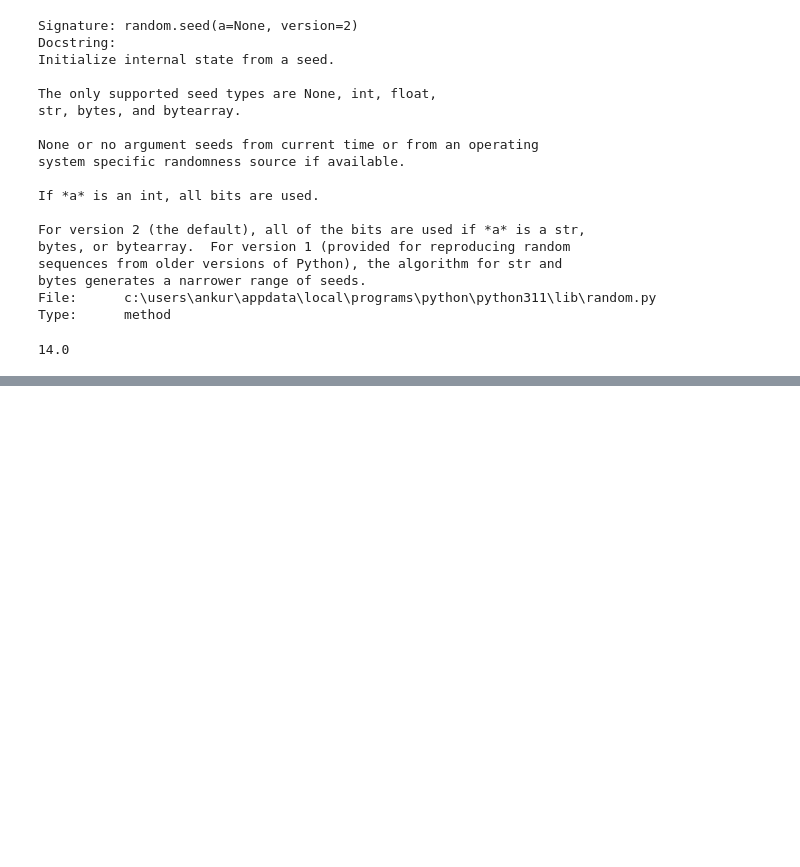
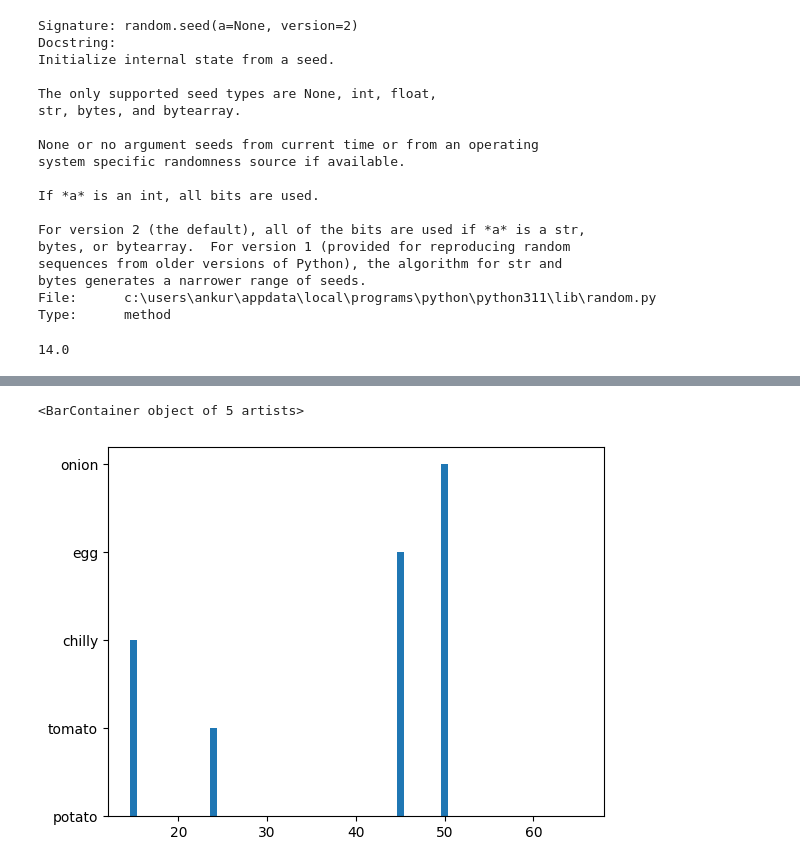
Before and after one commit to IIIT-Ranchi-CS2001/lab-codes-2023b-AnkurSingh10, a Jupyter notebook: lab_works/classnotes.ipynb, the cells around one changed output, grey strips where cells are left out. Drawn from its saved outputs; the diff is of its cells as text; code cells hidden in the pictures; blank space fills up the shorter version.

```diff
--- a/lab_works/classnotes.ipynb
+++ b/lab_works/classnotes.ipynb
@@ -342,0 +379,5 @@ print(sumi(2*2 , 4/2 ,5//2))
+# %%
+plt.bar(price ,name)
+# %% [output]
+<BarContainer object of 5 artists>
+[figure, added]
```
Also changed, not shown: parts of 6 cells of this notebook, 8 other files.
